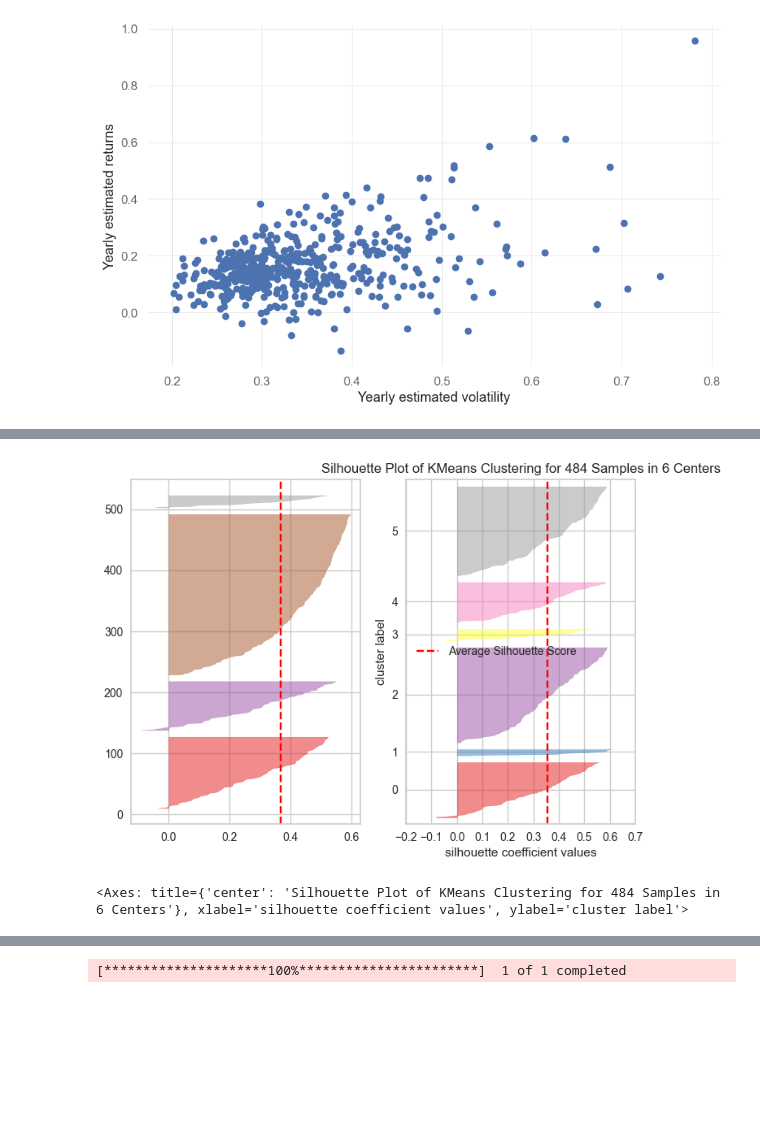
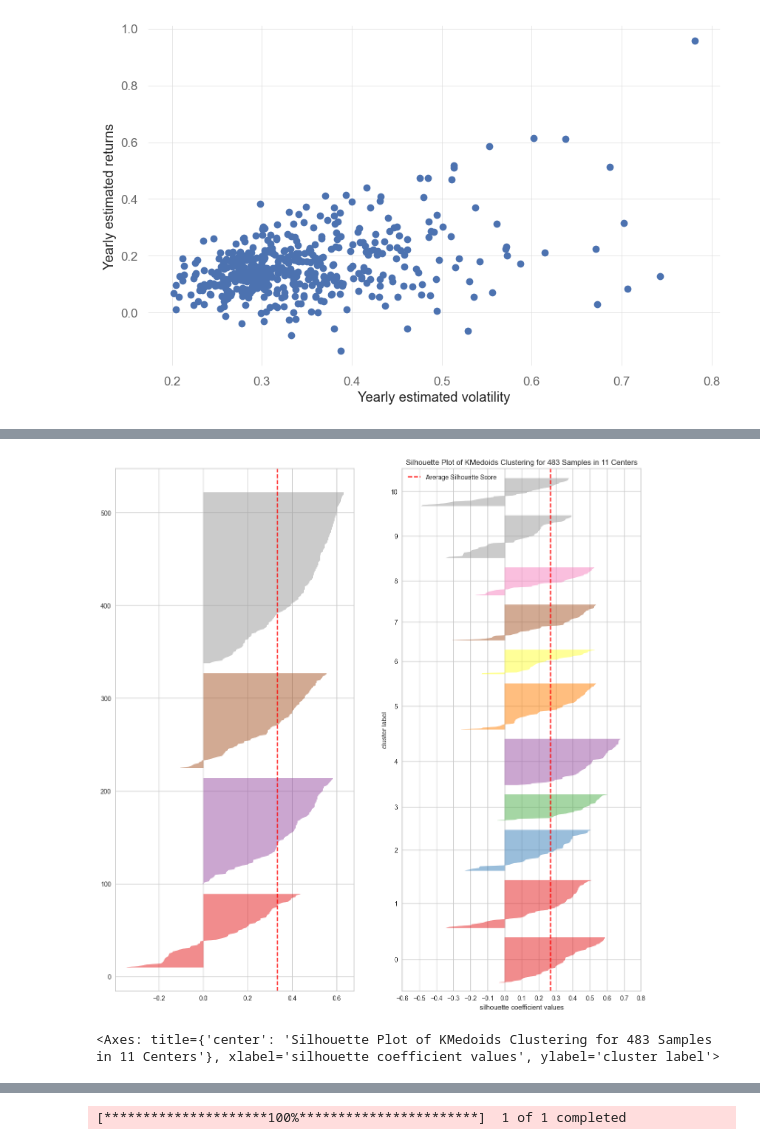
Before and after one commit to mitchchessnoob/portfolio_optimization, a Jupyter notebook: analysis/basic_kmedoids.ipynb, the cells around one changed output, grey strips where cells are left out. Saved outputs shown, nothing was run; the diff lists cells and outputs as text; code cells hidden in the pictures; blank space fills up the shorter version.

```diff
--- a/analysis/basic_kmedoids.ipynb
+++ b/analysis/basic_kmedoids.ipynb
@@ -91,16 +90,17 @@ NameError: name 'runs' is not defined
 # %%
 from yellowbrick.cluster import SilhouetteVisualizer
-from sklearn.cluster import KMeans
+from sklearn_extra.cluster import KMedoids
+plt.figure(figsize=(15,15))
 plt.subplot(1,2,1)
-visualizer = SilhouetteVisualizer(KMeans(4, random_state=1))
+visualizer = SilhouetteVisualizer(KMedoids(4, random_state=1))
 visualizer.fit(stock_data_clustering)
 plt.subplot(1,2,2)
-visualizer = SilhouetteVisualizer(KMeans(6, random_state=1))
+visualizer = SilhouetteVisualizer(KMedoids(11, random_state=1))
 
 visualizer.fit(stock_data_clustering)
 
 visualizer.show()
 # %% [output]
-[figure, old version]
+[figure, new version]
-<Axes: title={'center': 'Silhouette Plot of KMeans Clustering for 484 Samples in 6 Centers'}, xlabel='silhouette coefficient values', ylabel='cluster label'>
+<Axes: title={'center': 'Silhouette Plot of KMedoids Clustering for 483 Samples in 11 Centers'}, xlabel='silhouette coefficient values', ylabel='cluster label'>
 # %%
```
Also changed, not shown: parts of 16 cells of this notebook, 2 other files.
